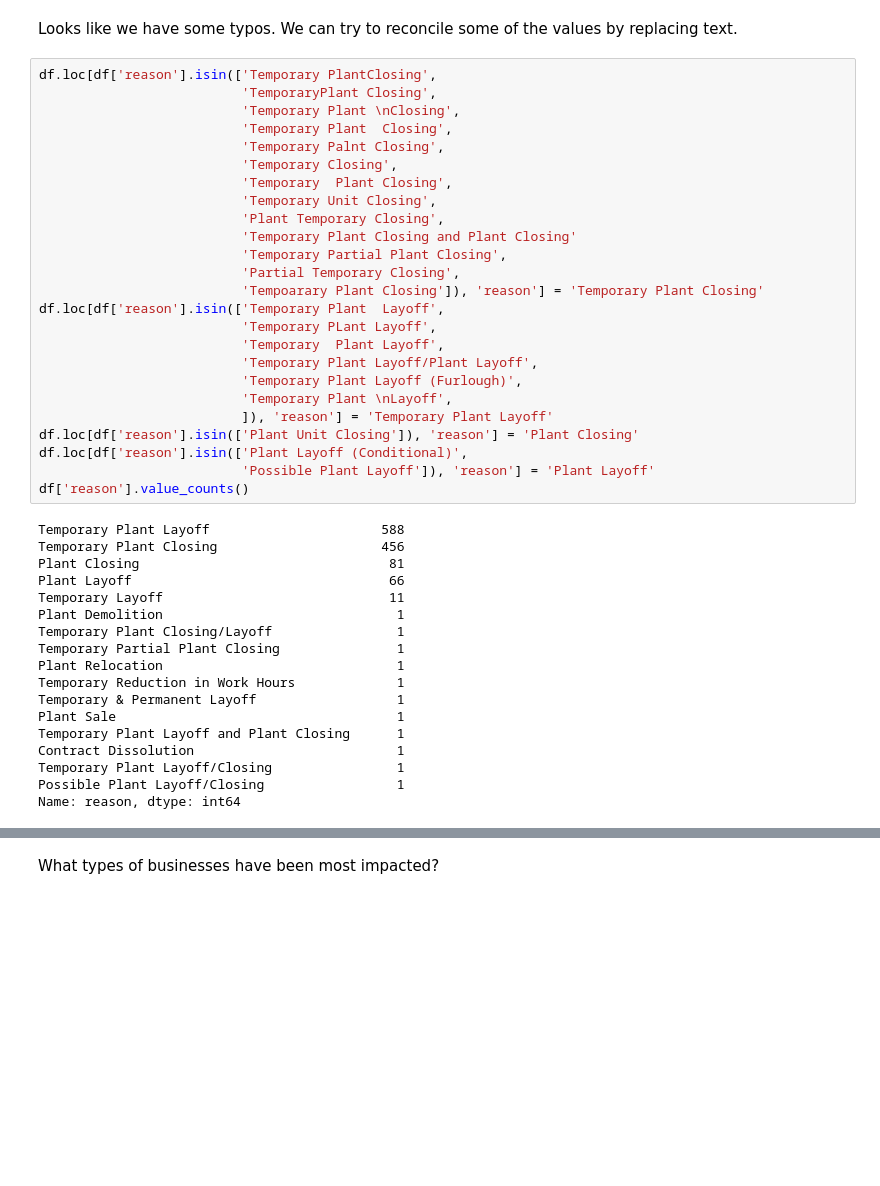
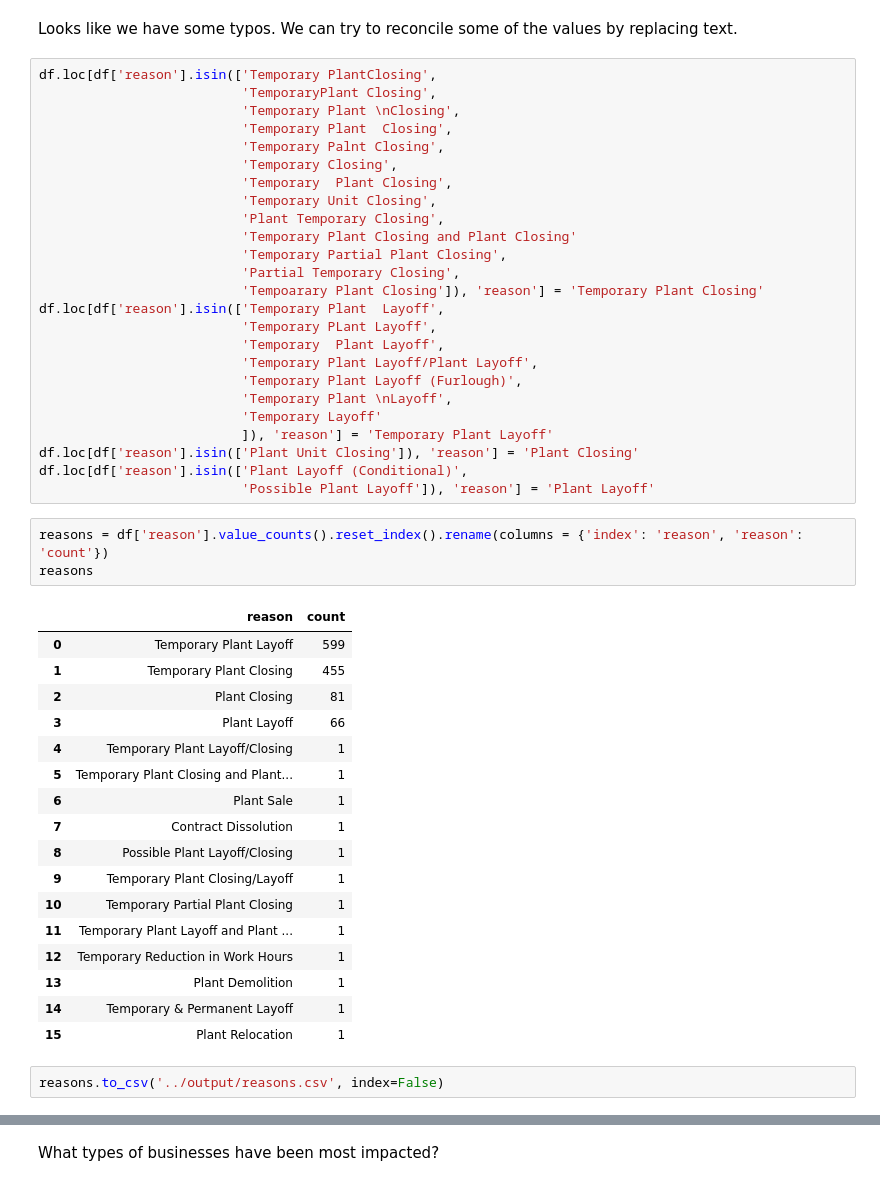
Before and after one commit to JOUR73351/ny-warn-scraper, a Jupyter notebook: notebooks/analyze.ipynb, the cells around one changed output, grey strips where cells are left out. Drawn from its saved outputs; the diff is of its cells as text; blank space fills up the shorter version.

```diff
--- a/notebooks/analyze.ipynb
+++ b/notebooks/analyze.ipynb
@@ -255,26 +232,31 @@ df.loc[df['reason'].isin(['Temporary Plant  Layoff',
                           'Temporary Plant Layoff/Plant Layoff',
                           'Temporary Plant Layoff (Furlough)',
                           'Temporary Plant \nLayoff',
+                          'Temporary Layoff'
                           ]), 'reason'] = 'Temporary Plant Layoff'
 df.loc[df['reason'].isin(['Plant Unit Closing']), 'reason'] = 'Plant Closing'
 df.loc[df['reason'].isin(['Plant Layoff (Conditional)',
                           'Possible Plant Layoff']), 'reason'] = 'Plant Layoff'
-df['reason'].value_counts()
-# %% [output]
-Temporary Plant Layoff                      588
-Temporary Plant Closing                     456
-Plant Closing                                81
-Plant Layoff                                 66
-Temporary Layoff                             11
-Plant Demolition                              1
-Temporary Plant Closing/Layoff                1
-Temporary Partial Plant Closing               1
-Plant Relocation                              1
-Temporary Reduction in Work Hours             1
-Temporary & Permanent Layoff                  1
-Plant Sale                                    1
-Temporary Plant Layoff and Plant Closing      1
-Contract Dissolution                          1
-Temporary Plant Layoff/Closing                1
-Possible Plant Layoff/Closing                 1
-Name: reason, dtype: int64
+# %%
+reasons = df['reason'].value_counts().reset_index().rename(columns = {'index': 'reason', 'reason': 'count'})
+reasons
+# %% [output]
+|  | reason | count |
+| 0 | Temporary Plant Layoff | 599 |
+| 1 | Temporary Plant Closing | 455 |
+| 2 | Plant Closing | 81 |
+| 3 | Plant Layoff | 66 |
+| 4 | Temporary Plant Layoff/Closing | 1 |
+| 5 | Temporary Plant Closing and Plant... | 1 |
+| 6 | Plant Sale | 1 |
+| 7 | Contract Dissolution | 1 |
+| 8 | Possible Plant Layoff/Closing | 1 |
+| 9 | Temporary Plant Closing/Layoff | 1 |
+| 10 | Temporary Partial Plant Closing | 1 |
+| 11 | Temporary Plant Layoff and Plant ... | 1 |
+| 12 | Temporary Reduction in Work Hours | 1 |
+| 13 | Plant Demolition | 1 |
+| 14 | Temporary & Permanent Layoff | 1 |
+| 15 | Plant Relocation | 1 |
+# %%
+reasons.to_csv('../output/reasons.csv', index=False)
```
Also changed, not shown: parts of 29 cells of this notebook, 2 other files.
